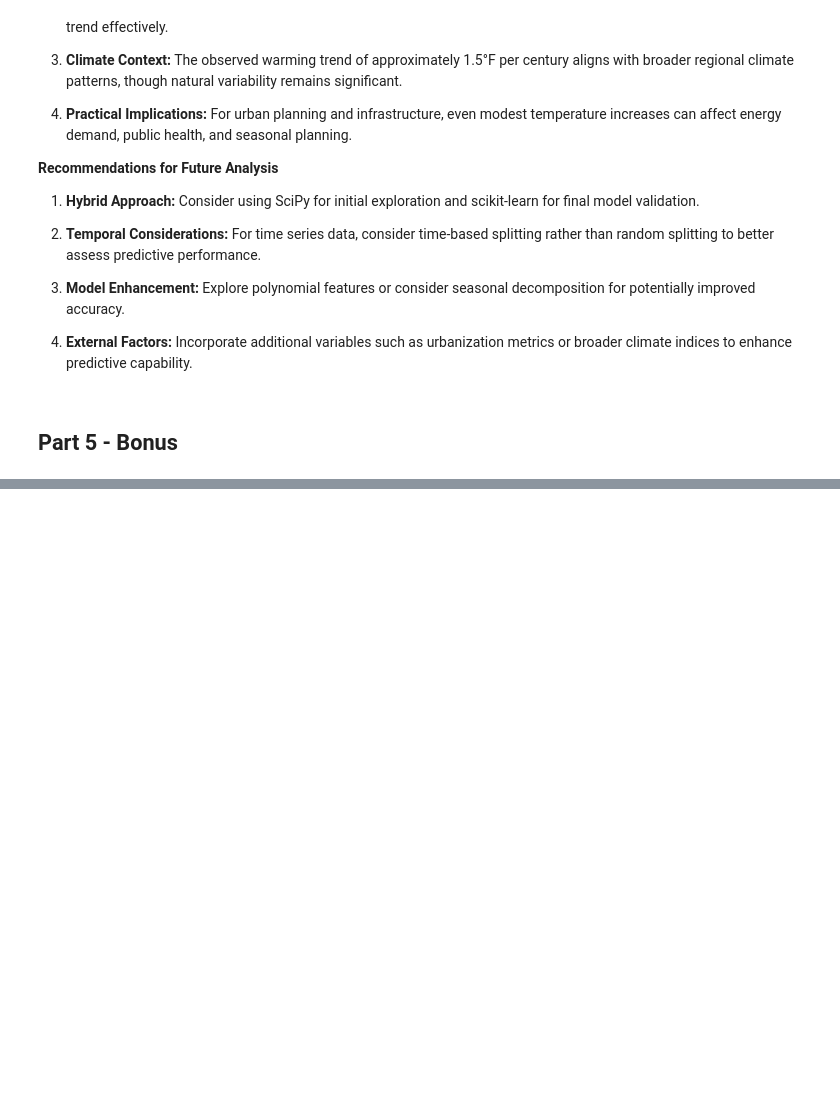
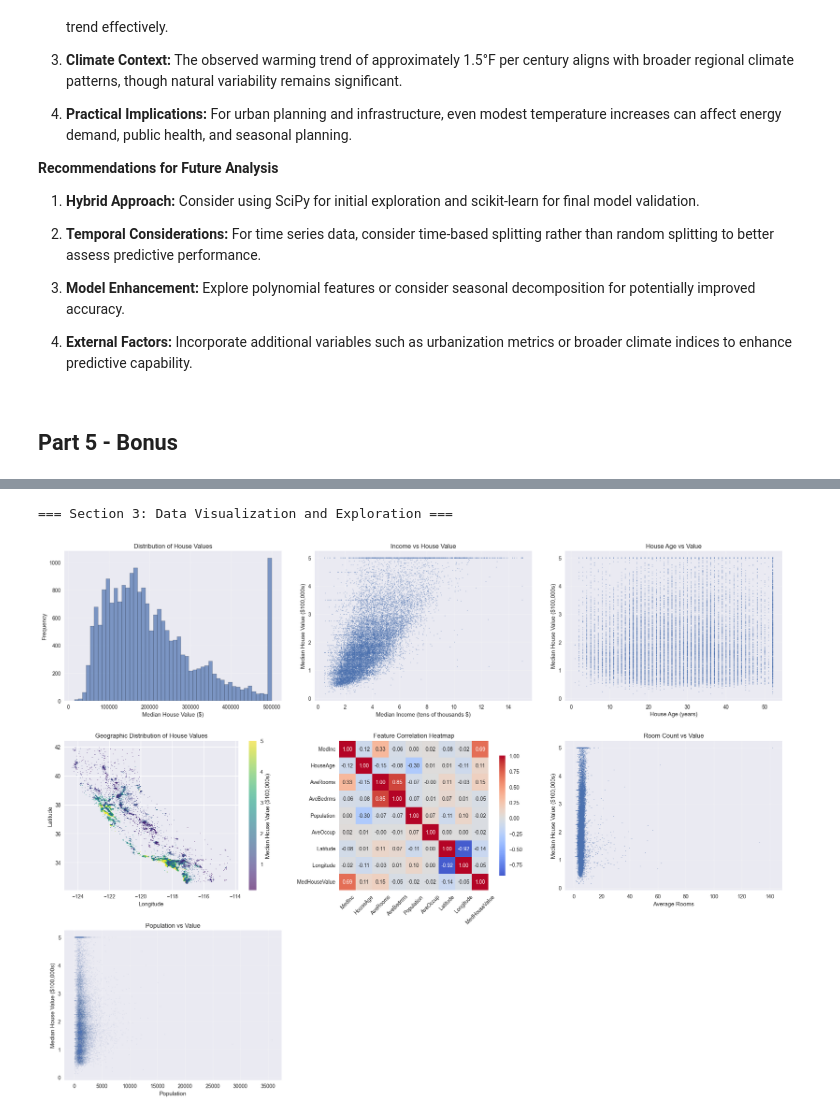
Before and after one commit to cbraun99-cyber/datafun-07-ml, a Jupyter notebook: chrisbraun_ml.ipynb, the cells around one changed output, grey strips where cells are left out. Cells and saved outputs as stored; diff of their text form; code cells hidden in the pictures; blank space fills up the shorter version.

```diff
--- a/chrisbraun_ml.ipynb
+++ b/chrisbraun_ml.ipynb
@@ -702,0 +812,79 @@ Strategic Advantages of Each Approach
+# %%
+# Section 3 - Data Visualization and Exploration
+print("\n=== Section 3: Data Visualization and Exploration ===")
+
+# Set up the visualization style
+plt.style.use('seaborn-v0_8')
+fig = plt.figure(figsize=(20, 15))
+
+# 1. Distribution of target variable
+plt.subplot(3, 3, 1)
+plt.hist(housing_df['MedHouseValue'] * 100000, bins=50, alpha=0.7, edgecolor='black')
+plt.xlabel('Median House Value ($)')
+plt.ylabel('Frequency')
+plt.title('Distribution of House Values')
+plt.grid(True, alpha=0.3)
+
+# 2. Median Income vs House Value
+plt.subplot(3, 3, 2)
+plt.scatter(housing_df['MedInc'], housing_df['MedHouseValue'], alpha=0.5, s=1)
+plt.xlabel('Median Income (tens of thousands $)')
+plt.ylabel('Median House Value ($100,000s)')
+plt.title('Income vs House Value')
+plt.grid(True, alpha=0.3)
+
+# 3. House Age vs House Value
+plt.subplot(3, 3, 3)
+plt.scatter(housing_df['HouseAge'], housing_df['MedHouseValue'], alpha=0.5, s=1)
+plt.xlabel('House Age (years)')
+plt.ylabel('Median House Value ($100,000s)')
+plt.title('House Age vs Value')
+plt.grid(True, alpha=0.3)
+
+# 4. Geographic distribution of house values
+plt.subplot(3, 3, 4)
+scatter = plt.scatter(housing_df['Longitude'], housing_df['Latitude'],
+                     c=housing_df['MedHouseValue'], cmap='viridis',
+                     alpha=0.6, s=1)
+plt.colorbar(scatter, label='Median House Value ($100,000s)')
+plt.xlabel('Longitude')
+plt.ylabel('Latitude')
+plt.title('Geographic Distribution of House Values')
+
+# 5. Correlation heatmap
+plt.subplot(3, 3, 5)
+correlation_matrix = housing_df.corr()
+sns.heatmap(correlation_matrix, annot=True, cmap='coolwarm', center=0,
+            square=True, fmt='.2f', cbar_kws={'shrink': 0.8})
+plt.title('Feature Correlation Heatmap')
+plt.xticks(rotation=45)
+plt.yticks(rotation=0)
+
+# 6. Average Rooms vs House Value
+plt.subplot(3, 3, 6)
+plt.scatter(housing_df['AveRooms'], housing_df['MedHouseValue'], alpha=0.5, s=1)
+plt.xlabel('Average Rooms')
+plt.ylabel('Median House Value ($100,000s)')
+plt.title('Room Count vs Value')
+plt.grid(True, alpha=0.3)
+
+# 7. Population density vs House Value
+plt.subplot(3, 3, 7)
+plt.scatter(housing_df['Population'], housing_df['MedHouseValue'], alpha=0.1, s=1)
+plt.xlabel('Population')
+plt.ylabel('Median House Value ($100,000s)')
+plt.title('Population vs Value')
+plt.grid(True, alpha=0.3)
+
+plt.tight_layout()
+plt.show()
+
+# Key insights from visualizations
+print("\nKey Insights from Initial Exploration:")
+print("• Strong positive correlation between income and house values")
+print("• Clear geographic patterns in housing prices (coastal vs inland)")
+print("• Moderate relationship between house age and value")
+print("• Complex relationship between room count and value")
+# %% [output]
+=== Section 3: Data Visualization and Exploration ===
+[figure, added]
```
Also changed, not shown: parts of 34 cells of this notebook.
